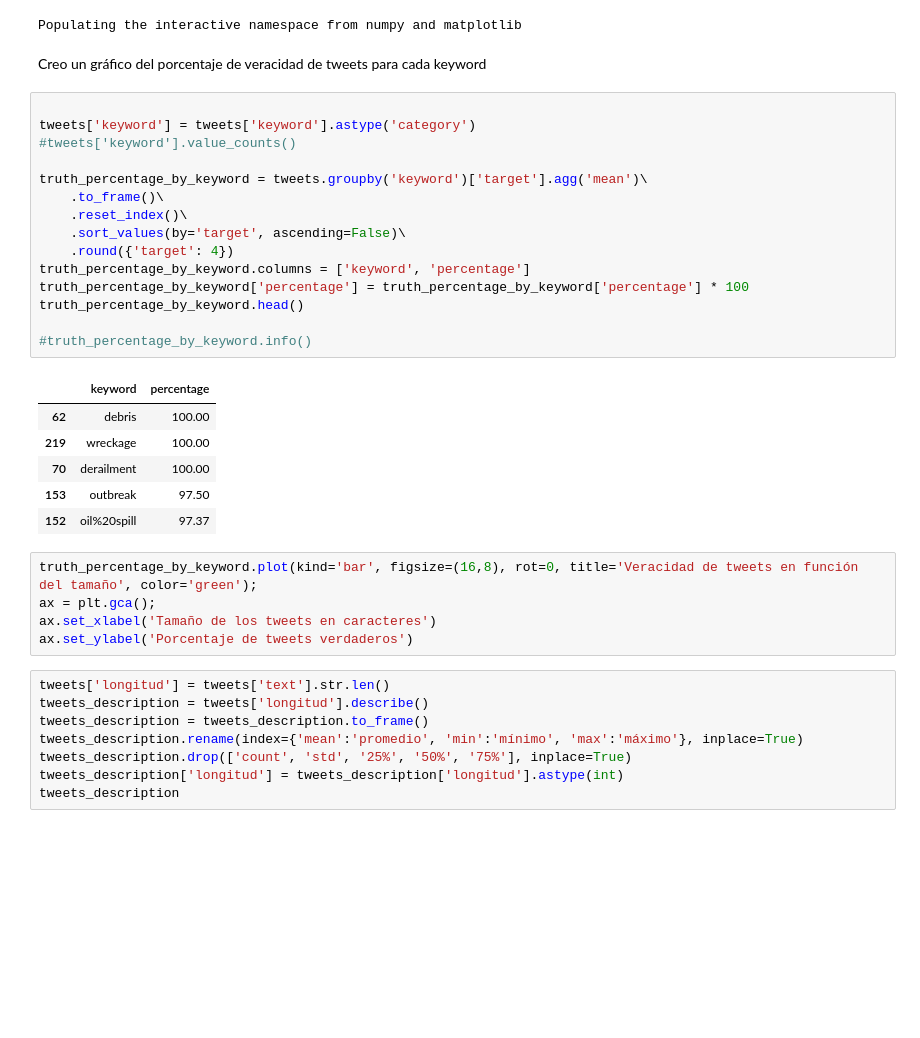
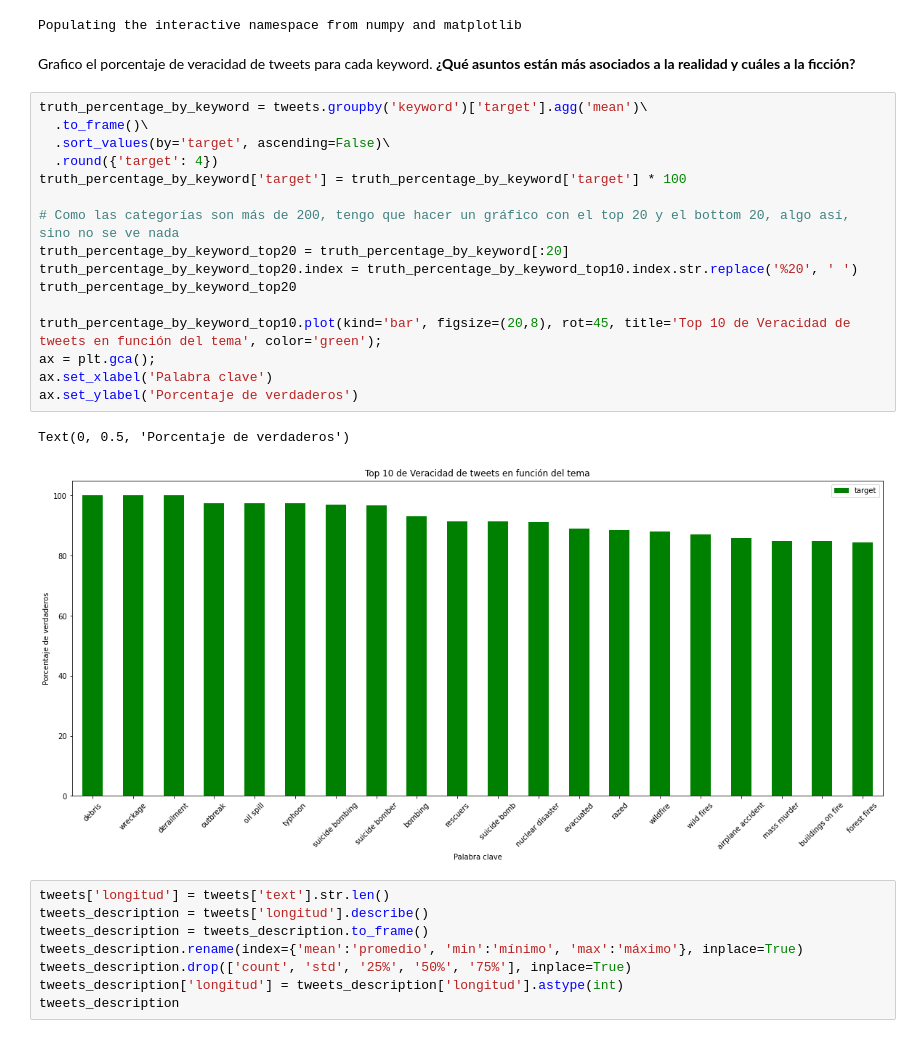
Before and after one commit to JulioCastillo1/TP1-Datos, a Jupyter notebook: TP1-Datos.ipynb, the cells around one changed output. Saved outputs shown, nothing was run; the diff lists cells and outputs as text; blank space fills up the shorter version.

```diff
--- a/TP1-Datos.ipynb
+++ b/TP1-Datos.ipynb
@@ -13,34 +13,26 @@ tweets = pd.read_csv(url)
 # %% [output]
 Populating the interactive namespace from numpy and matplotlib
 # %% [markdown]
-Creo un gráfico del porcentaje de veracidad de tweets para cada keyword
+Grafico el porcentaje de veracidad de tweets para cada keyword. **¿Qué asuntos están más asociados a la realidad y cuáles a la ficción?**
-# %%
-
-tweets['keyword'] = tweets['keyword'].astype('category')
-#tweets['keyword'].value_counts()
-
-truth_percentage_by_keyword = tweets.groupby('keyword')['target'].agg('mean')\
-    .to_frame()\
-    .reset_index()\
-    .sort_values(by='target', ascending=False)\
-    .round({'target': 4})
-truth_percentage_by_keyword.columns = ['keyword', 'percentage']
-truth_percentage_by_keyword['percentage'] = truth_percentage_by_keyword['percentage'] * 100
-truth_percentage_by_keyword.head()
-
-#truth_percentage_by_keyword.info()
-# %% [output]
-|  | keyword | percentage |
-| 62 | debris | 100.00 |
-| 219 | wreckage | 100.00 |
-| 70 | derailment | 100.00 |
-| 153 | outbreak | 97.50 |
-| 152 | oil%20spill | 97.37 |
-# %%
-truth_percentage_by_keyword.plot(kind='bar', figsize=(16,8), rot=0, title='Veracidad de tweets en función del tamaño', color='green');
-ax = plt.gca();
-ax.set_xlabel('Tamaño de los tweets en caracteres')
-ax.set_ylabel('Porcentaje de tweets verdaderos')
+# %%
+truth_percentage_by_keyword = tweets.groupby('keyword')['target'].agg('mean')\
+  .to_frame()\
+  .sort_values(by='target', ascending=False)\
+  .round({'target': 4})
+truth_percentage_by_keyword['target'] = truth_percentage_by_keyword['target'] * 100
+
+# Como las categorías son más de 200, tengo que hacer un gráfico con el top 20 y el bottom 20, algo así, sino no se ve nada
+truth_percentage_by_keyword_top20 = truth_percentage_by_keyword[:20]
+truth_percentage_by_keyword_top20.index = truth_percentage_by_keyword_top10.index.str.replace('%20', ' ')
+truth_percentage_by_keyword_top20
+
+truth_percentage_by_keyword_top10.plot(kind='bar', figsize=(20,8), rot=45, title='Top 10 de Veracidad de tweets en función del tema', color='green');
+ax = plt.gca();
+ax.set_xlabel('Palabra clave')
+ax.set_ylabel('Porcentaje de verdaderos')
+# %% [output]
+Text(0, 0.5, 'Porcentaje de verdaderos')
+[figure, added]
 # %%
 tweets['longitud'] = tweets['text'].str.len()
 tweets_description = tweets['longitud'].describe()
```
Also changed, not shown: parts of 3 cells of this notebook.
